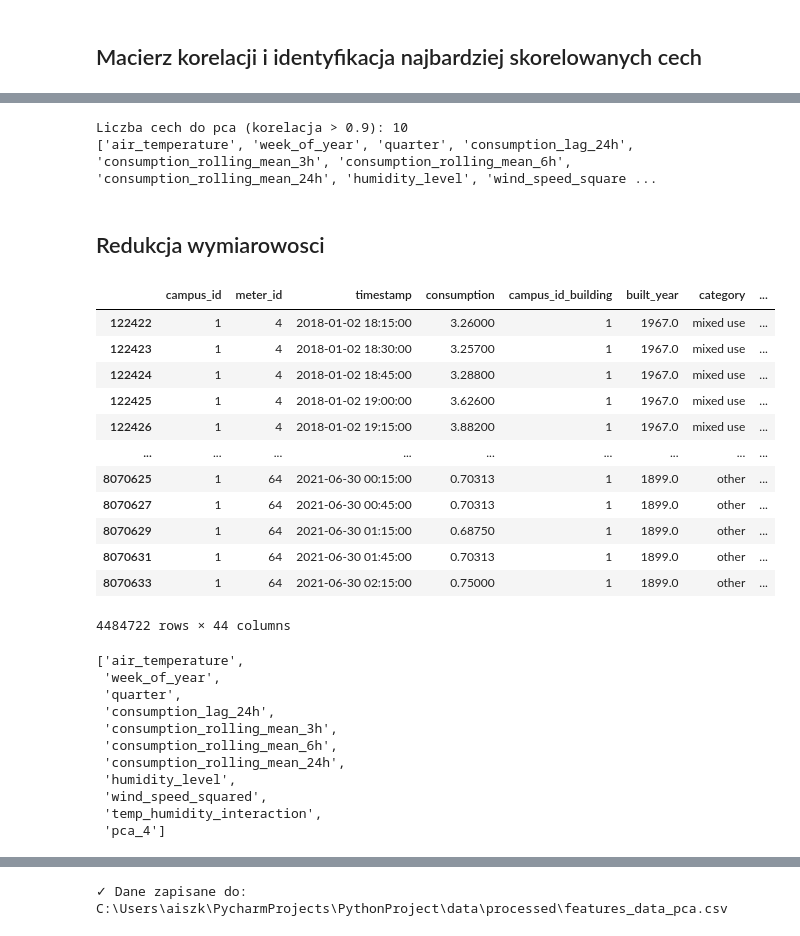
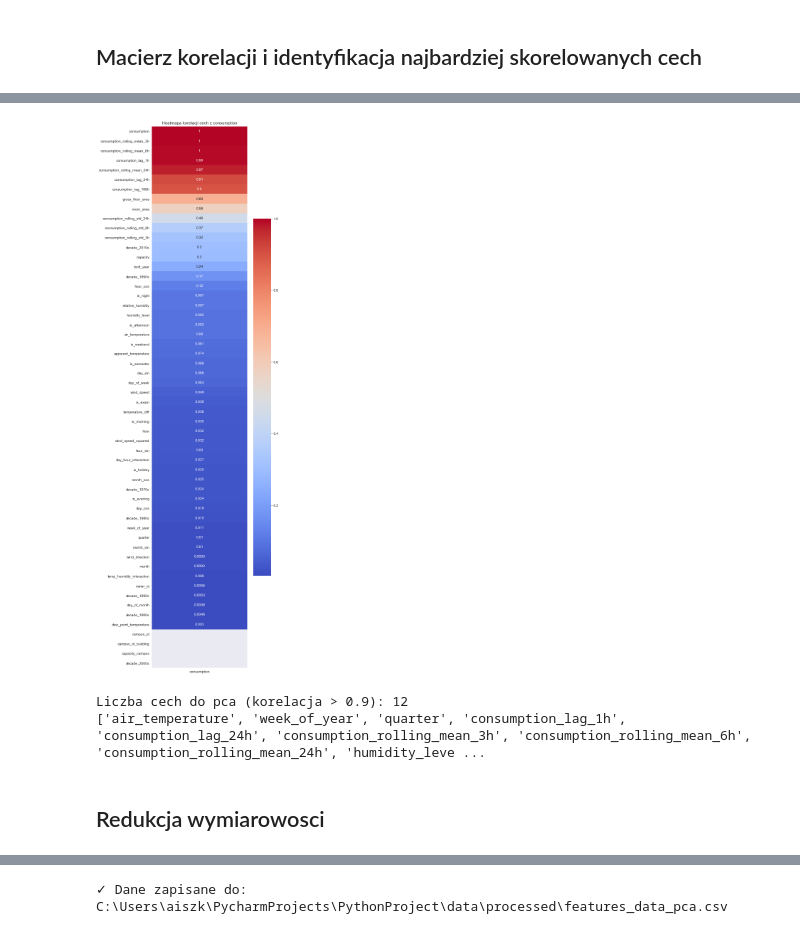
Before and after one commit to Jo-llama/Campus-Buildings-Energy-Consumption-Forecasting, a Jupyter notebook: notebooks/03_feature_engineering.ipynb, the cells around one changed output, grey strips where cells are left out. Saved outputs shown, nothing was run; the diff lists cells and outputs as text; code cells hidden in the pictures.

```diff
--- a/notebooks/03_feature_engineering.ipynb
+++ b/notebooks/03_feature_engineering.ipynb
@@ -125,31 +178,30 @@ plt.show()
+# %%
+
+
+target = 'consumption'
+corr_matrix = df_with_features.corr()
+target_corr = corr_matrix[[target]].abs().sort_values(by=target, ascending=False)
+
+plt.figure(figsize=(6, len(target_corr) / 2))
+sns.heatmap(target_corr, annot=True, cmap='coolwarm', cbar=True)
+plt.title(f"Heatmapa korelacji cech z {target}")
+plt.show()
+# %% [output]
+[figure, added]
 # %%
-# Wybierz górny trójkąt macierzy korelacji, by uniknąć powtórzeń i diagonalnych 1.0
-upper = corr_matrix.where(np.triu(np.ones(corr_matrix.shape), k=1).astype(bool))
+# Macierz korelacji cech (absolutna wartość)
+corr_matrix_abs = df_with_features.corr().abs()
 
-# Kolumny o korelacji wyższej niż próg (np. 0.9)
+# Górny trójkąt macierzy korelacji (bez przekątnej)
+upper = corr_matrix_abs.where(np.triu(np.ones(corr_matrix_abs.shape), k=1).astype(bool))
+
 threshold = 0.9
 to_pca = [col for col in upper.columns if any(upper[col] > threshold)]
 
 print(f"Liczba cech do pca (korelacja > {threshold}): {len(to_pca)}")
 print(to_pca)
 # %% [output]
-Liczba cech do pca (korelacja > 0.9): 10
-['air_temperature', 'week_of_year', 'quarter', 'consumption_lag_24h', 'consumption_rolling_mean_3h', 'consumption_rolling_mean_6h', 'consumption_rolling_mean_24h', 'humidity_level', 'wind_speed_square ...
+Liczba cech do pca (korelacja > 0.9): 12
+['air_temperature', 'week_of_year', 'quarter', 'consumption_lag_1h', 'consumption_lag_24h', 'consumption_rolling_mean_3h', 'consumption_rolling_mean_6h', 'consumption_rolling_mean_24h', 'humidity_leve ...
 # %% [markdown]
 ## Redukcja wymiarowosci
-# %%
-dfwithfeatures_reduced
-# %% [output]
-|  | campus_id | meter_id | timestamp | consumption | campus_id_building | built_year | category | ... |
-| 122422 | 1 | 4 | 2018-01-02 18:15:00 | 3.26000 | 1 | 1967.0 | mixed use | ... |
-| 122423 | 1 | 4 | 2018-01-02 18:30:00 | 3.25700 | 1 | 1967.0 | mixed use | ... |
-| 122424 | 1 | 4 | 2018-01-02 18:45:00 | 3.28800 | 1 | 1967.0 | mixed use | ... |
-| 122425 | 1 | 4 | 2018-01-02 19:00:00 | 3.62600 | 1 | 1967.0 | mixed use | ... |
-| 122426 | 1 | 4 | 2018-01-02 19:15:00 | 3.88200 | 1 | 1967.0 | mixed use | ... |
-| ... | ... | ... | ... | ... | ... | ... | ... | ... |
-| 8070625 | 1 | 64 | 2021-06-30 00:15:00 | 0.70313 | 1 | 1899.0 | other | ... |
-| 8070627 | 1 | 64 | 2021-06-30 00:45:00 | 0.70313 | 1 | 1899.0 | other | ... |
-| 8070629 | 1 | 64 | 2021-06-30 01:15:00 | 0.68750 | 1 | 1899.0 | other | ... |
-| 8070631 | 1 | 64 | 2021-06-30 01:45:00 | 0.70313 | 1 | 1899.0 | other | ... |
-| 8070633 | 1 | 64 | 2021-06-30 02:15:00 | 0.75000 | 1 | 1899.0 | other | ... |
-4484722 rows × 44 columns
@@ -167,25 +208,2 @@ id_cols = ["campus_id",
-# %%
----------------------------------------------------------------------------
-NameError                                 Traceback (most recent call last)
-<ipython-input-21-0bb9f41878ac> in <module>
-----> 1 components_df = pd.DataFrame(
-      2     data=pca.components_,
-      3     columns=df_with_features[to_pca],
-      4 ).T  # transpozycja dla lepszego odczytu - teraz cechy w wierszach
-      5
-
-NameError: name 'pd' is not defined
-# %% [output]
-['air_temperature',
- 'week_of_year',
- 'quarter',
- 'consumption_lag_24h',
- 'consumption_rolling_mean_3h',
- 'consumption_rolling_mean_6h',
- 'consumption_rolling_mean_24h',
- 'humidity_level',
- 'wind_speed_squared',
- 'temp_humidity_interaction',
- 'pca_4']
 # %%
 X_pca = df_with_features[to_pca]
```
Also changed, not shown: parts of 16 cells of this notebook, 4 other files.
